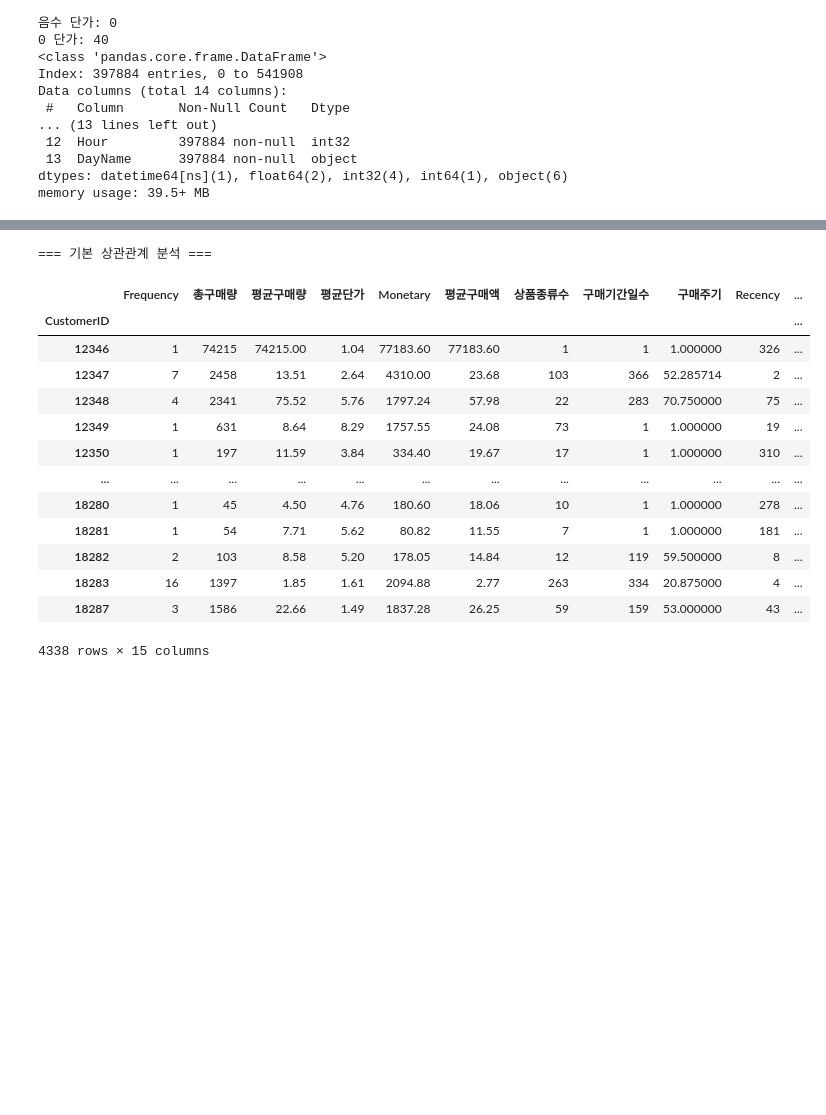
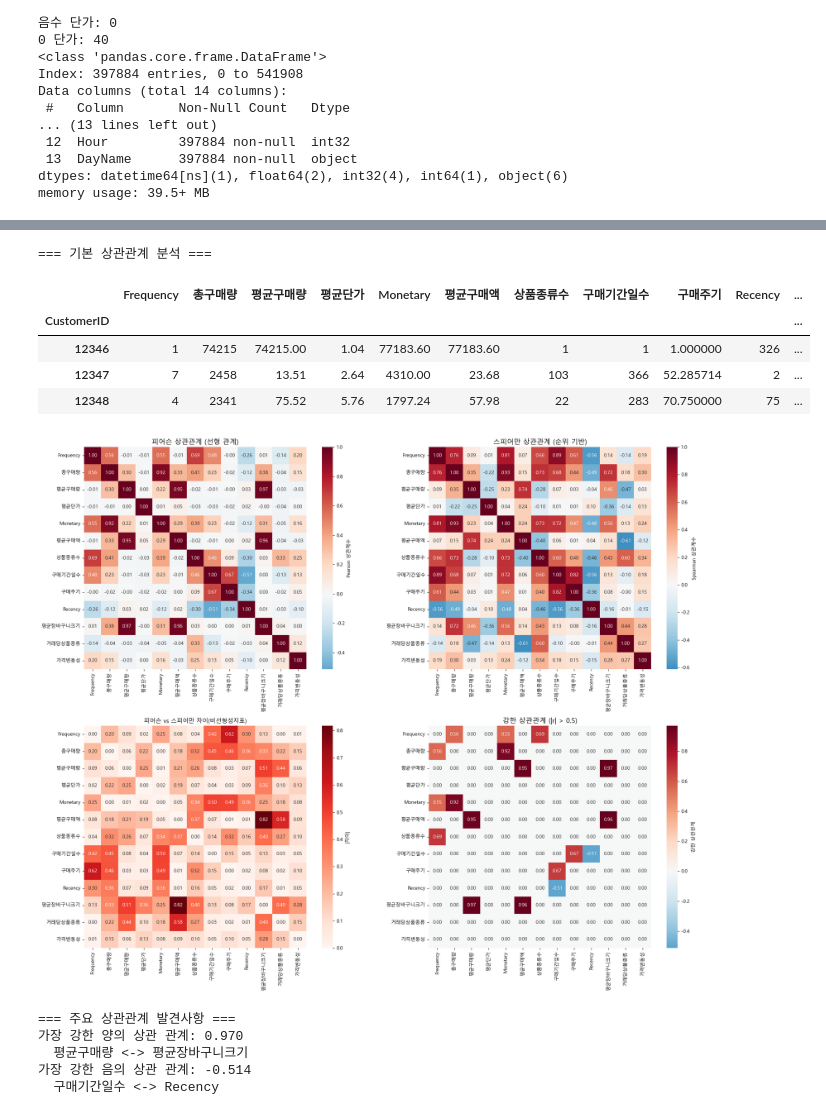
Before and after one commit to tipayo1/TIL, a Jupyter notebook: 데이터분석/06_corr.ipynb, the cells around one changed output, grey strips where cells are left out. Cells and saved outputs as stored; diff of their text form; code cells hidden in the pictures; blank space fills up the shorter version.

```diff
--- a/데이터분석/06_corr.ipynb
+++ b/데이터분석/06_corr.ipynb
@@ -223,25 +223,78 @@ customer_stats
 # %%
 print('=== 기본 상관관계 분석 ===')
 
+# 수치형 상관관계 분석용
 numeric_cols =  ['Frequency', '총구매량', '평균구매량', '평균단가', 'Monetary',
                    '평균구매액', '상품종류수', '구매기간일수', '구매주기', 'Recency',
-                   'Frequency', 'Monetary', '평균장바구니크기', '거래당상품종류', '가격변동성']
+                   '평균장바구니크기', '거래당상품종류', '가격변동성']
 
 correlation_data = customer_stats[numeric_cols]
-correlation_data
+correlation_data.head(3)
 # %% [output]
 === 기본 상관관계 분석 ===
 |  | Frequency | 총구매량 | 평균구매량 | 평균단가 | Monetary | 평균구매액 | 상품종류수 | 구매기간일수 | 구매주기 | Recency | ... |
 | CustomerID |  |  |  |  |  |  |  |  |  |  | ... |
 | 12346 | 1 | 74215 | 74215.00 | 1.04 | 77183.60 | 77183.60 | 1 | 1 | 1.000000 | 326 | ... |
 | 12347 | 7 | 2458 | 13.51 | 2.64 | 4310.00 | 23.68 | 103 | 366 | 52.285714 | 2 | ... |
 | 12348 | 4 | 2341 | 75.52 | 5.76 | 1797.24 | 57.98 | 22 | 283 | 70.750000 | 75 | ... |
-| 12349 | 1 | 631 | 8.64 | 8.29 | 1757.55 | 24.08 | 73 | 1 | 1.000000 | 19 | ... |
-| 12350 | 1 | 197 | 11.59 | 3.84 | 334.40 | 19.67 | 17 | 1 | 1.000000 | 310 | ... |
-| ... | ... | ... | ... | ... | ... | ... | ... | ... | ... | ... | ... |
-| 18280 | 1 | 45 | 4.50 | 4.76 | 180.60 | 18.06 | 10 | 1 | 1.000000 | 278 | ... |
-| 18281 | 1 | 54 | 7.71 | 5.62 | 80.82 | 11.55 | 7 | 1 | 1.000000 | 181 | ... |
-| 18282 | 2 | 103 | 8.58 | 5.20 | 178.05 | 14.84 | 12 | 119 | 59.500000 | 8 | ... |
-| 18283 | 16 | 1397 | 1.85 | 1.61 | 2094.88 | 2.77 | 263 | 334 | 20.875000 | 4 | ... |
-| 18287 | 3 | 1586 | 22.66 | 1.49 | 1837.28 | 26.25 | 59 | 159 | 53.000000 | 43 | ... |
-4338 rows × 15 columns
+# %%
+# 피어슨 상관관계 - 키<->몸무게 / 온도<->전력 같이 실제 값이 비례하는 경우 (값)
+pearson_corr = correlation_data.corr(method='pearson')
+# 스피어만 상관관계 - 시험순위<->대회순위 / 만족도<->재구매의사 같이 서열형 관계에 적합 (순서)
+spearman_corr = correlation_data.corr(method='spearman')
+
+fig, axes = plt.subplots(2, 2, figsize=(20, 16))
+a1, a2, a3, a4 = axes[0,0], axes[0,1], axes[1,0], axes[1,1]
+
+# 피어슨 상관관계 히트맵
+sns.heatmap(pearson_corr, annot=True, fmt='.2f', cmap='RdBu_r', center=0,
+            square=True, ax=a1, cbar_kws={'label': 'Pearson 상관계수'})
+a1.set_title('피어슨 상관관계 (선형 관계)', fontsize=14)
+
+# 스피어만 상관관계 히트맵
+sns.heatmap(spearman_corr, annot=True, fmt='.2f', cmap='RdBu_r', center=0,
+            square=True, ax=a2, cbar_kws={'label': 'Spearman 상관계수'})
+a2.set_title('스피어만 상관관계 (순위 기반)', fontsize=14)
+
+corr_diff = abs(spearman_corr - pearson_corr)
+sns.heatmap(corr_diff, annot=True, fmt='.2f', cmap='Reds',
+             square=True, ax=a3, cbar_kws={'label': '|차이|'})
+a3.set_title('피어슨 vs 스피어만 차이(비선형성지표)')
+
+# 강한 상관관계 (|r| > 0.5) 네트워크
+strong_corr = pearson_corr.copy()
+strong_corr[abs(strong_corr) < 0.5] = 0
+
+np.fill_diagonal(strong_corr.values, 0)
+
+sns.heatmap(strong_corr, annot=True, fmt='.2f', cmap='RdBu_r', center=0,
+            square=True, ax=a4, cbar_kws={'label': '강한 상관관계'})
+a4.set_title('강한 상관관계 (|r| > 0.5)', fontsize=14)
+
+plt.tight_layout()
+plt.show()
+# %% [output]
+[figure, added]
+# %%
+# 주요 발견사항 요약
+print('\n=== 주요 상관관계 발견사항 ===')
+# 아래 히트맵에서 위쪽 삼각형만 보겠다
+upper_triangle = np.triu(pearson_corr, k=1)
+# 가장 큰 값이 있는 인덱스
+strong_positive = np.unravel_index(np.argmax(upper_triangle), upper_triangle.shape)
+# 가장 강한 양의 상관관계
+max_corr = pearson_corr.iloc[strong_positive]
+print(f'가장 강한 양의 상관 관계: {max_corr:.3f}')
+print(f'  {pearson_corr.index[strong_positive[0]]} <-> {pearson_corr.index[strong_positive[1]]}')
+
+strong_negative = np.unravel_index(np.argmin(upper_triangle), upper_triangle.shape)
+min_corr = pearson_corr.iloc[strong_negative]
+
+print(f'가장 강한 음의 상관 관계: {min_corr:.3f}')
+print(f'  {pearson_corr.index[strong_negative[0]]} <-> {pearson_corr.index[strong_negative[1]]}')
+# %% [output]
+=== 주요 상관관계 발견사항 ===
+가장 강한 양의 상관 관계: 0.970
+  평균구매량 <-> 평균장바구니크기
+가장 강한 음의 상관 관계: -0.514
+  구매기간일수 <-> Recency
```
Also changed, not shown: parts of 13 cells of this notebook.
